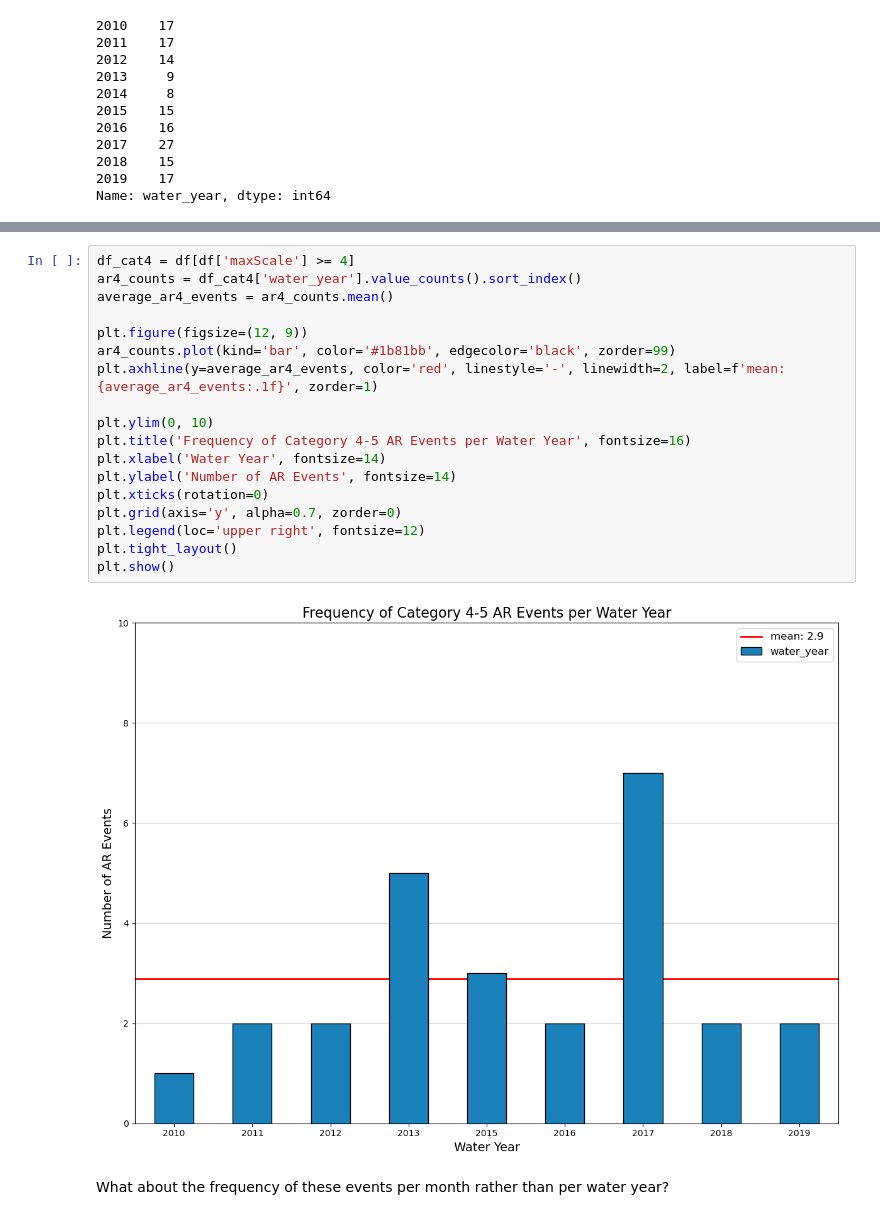
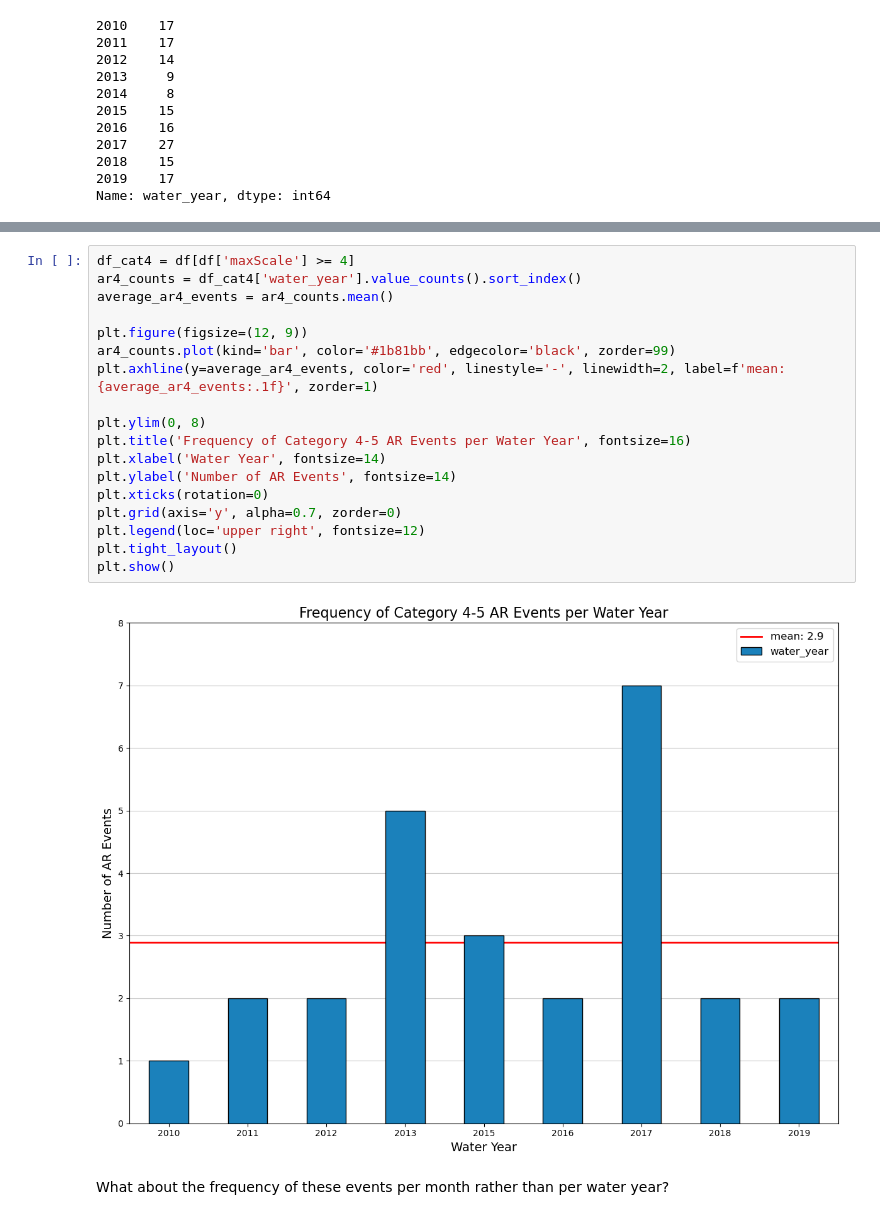
Before and after one commit to anthony-illenden/EAE-598-Project, a Jupyter notebook: figures/jupyter_notebooks/psu_dataset.ipynb, the cells around one changed output, grey strips where cells are left out. Saved outputs shown, nothing was run; the diff lists cells and outputs as text.

```diff
--- a/figures/jupyter_notebooks/psu_dataset.ipynb
+++ b/figures/jupyter_notebooks/psu_dataset.ipynb
@@ -182,23 +186,23 @@ plt.show()
 # %%
 df_cat4 = df[df['maxScale'] >= 4]
 ar4_counts = df_cat4['water_year'].value_counts().sort_index()
 average_ar4_events = ar4_counts.mean()
 
 plt.figure(figsize=(12, 9))
 ar4_counts.plot(kind='bar', color='#1b81bb', edgecolor='black', zorder=99)
 plt.axhline(y=average_ar4_events, color='red', linestyle='-', linewidth=2, label=f'mean: {average_ar4_events:.1f}', zorder=1)
 
-plt.ylim(0, 10)
+plt.ylim(0, 8)
 plt.title('Frequency of Category 4-5 AR Events per Water Year', fontsize=16)
 plt.xlabel('Water Year', fontsize=14)
 plt.ylabel('Number of AR Events', fontsize=14)
 plt.xticks(rotation=0)
 plt.grid(axis='y', alpha=0.7, zorder=0)
 plt.legend(loc='upper right', fontsize=12)
 plt.tight_layout()
 plt.show()
 # %% [output]
-[figure, old version]
+[figure, new version]
 # %% [markdown]
 What about the frequency of these events per month rather than per water year?
 # %%
```
Also changed, not shown: parts of 6 cells of this notebook.
